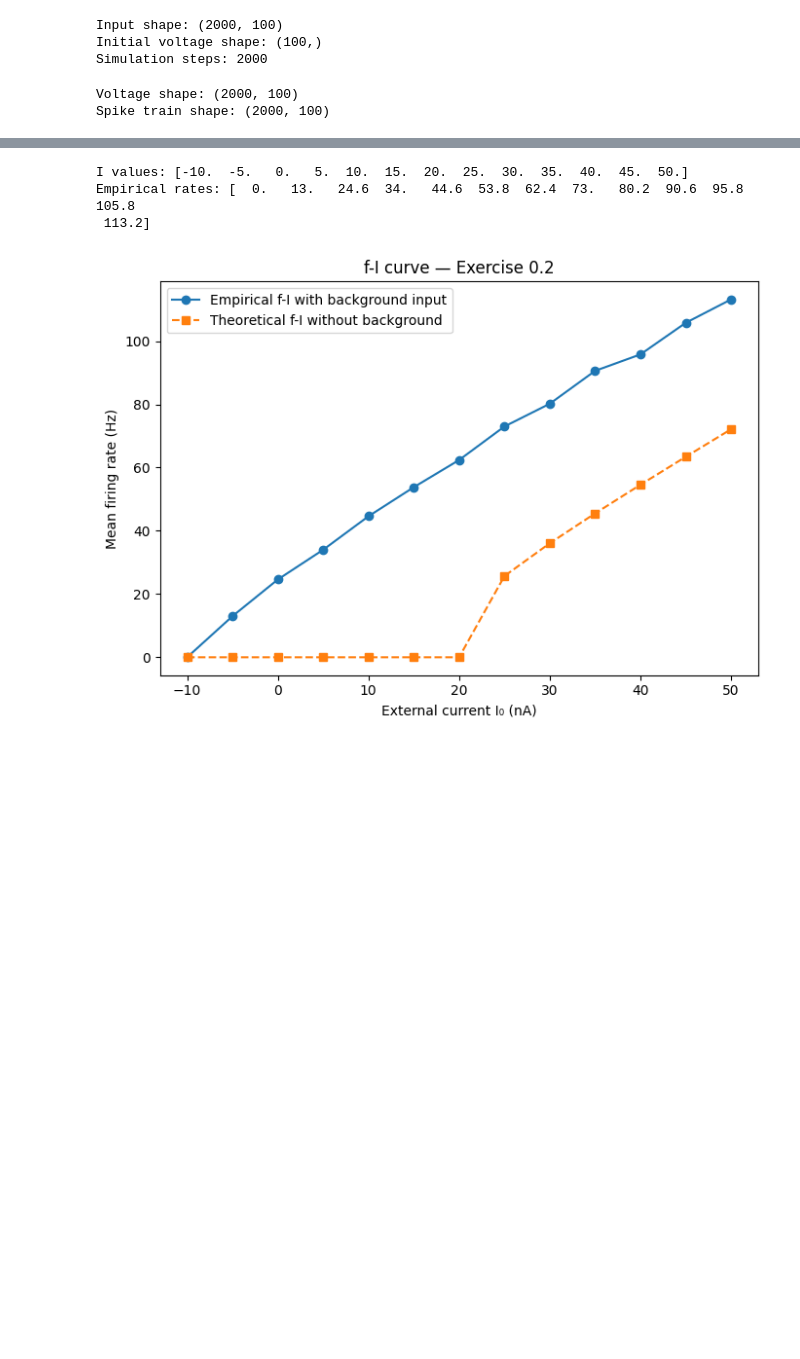
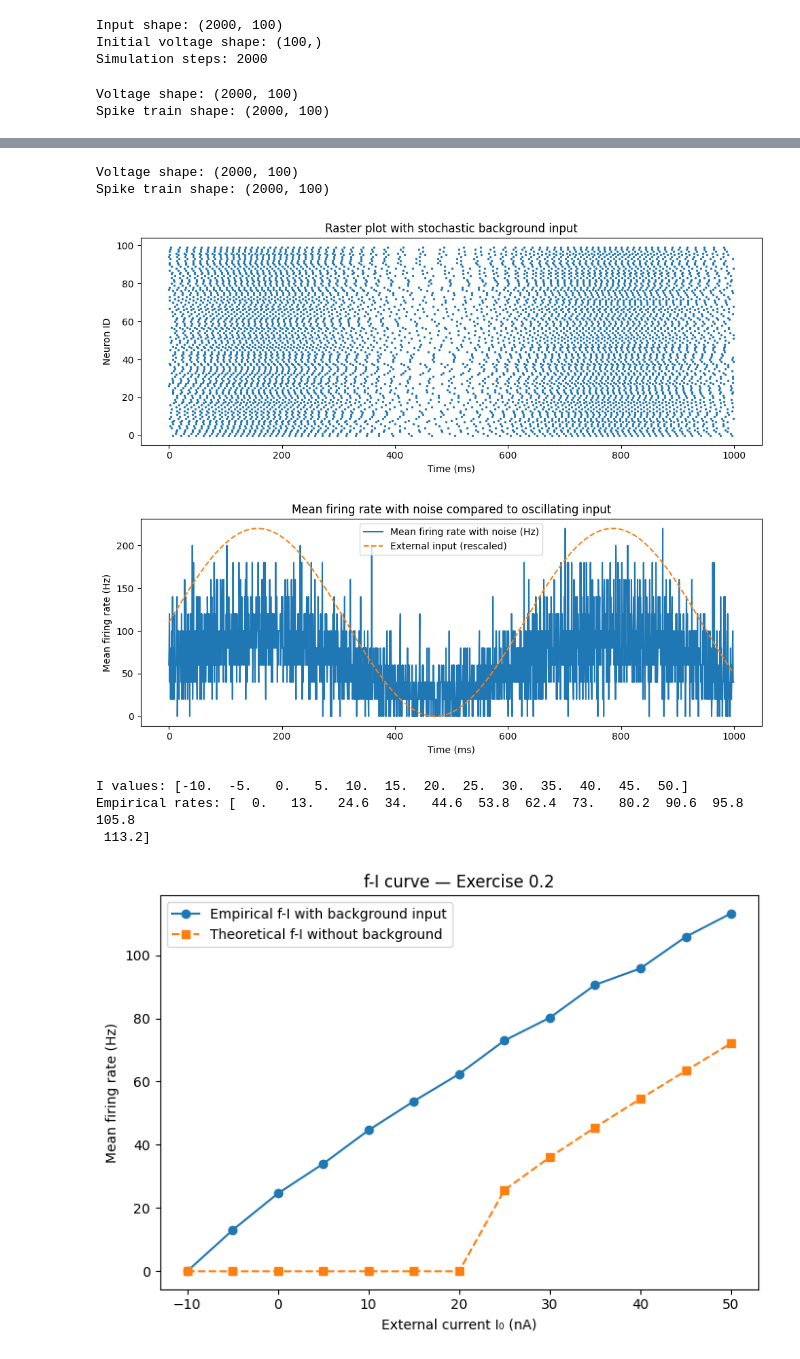
Before and after one commit to toscanerevillard/neuronal_dynamics, a Jupyter notebook: notebooks/ex0_lif.ipynb, the cells around one changed output, grey strips where cells are left out. Cells and saved outputs as stored; diff of their text form; code cells hidden in the pictures; blank space fills up the shorter version.

```diff
--- a/notebooks/ex0_lif.ipynb
+++ b/notebooks/ex0_lif.ipynb
@@ -235,2 +241,60 @@ plt.show()
+# %%
+# Optional comparison:
+# What Exercise 0.1 would look like if stochastic background noise were added.
+# This is NOT the main Exercise 0.1 simulation, because the project introduces
+# background noise only after Ex. 0.1.
+
+U_noise, S_noise = simulate_lif_population(
+    I_ext=I_ext_0_1,
+    u0=u0,
+    dt=dt,
+    tau_m=tau_m,
+    R=R,
+    theta=theta,
+    u_reset=u_reset,
+    n_bg=n_bg,
+    bg_scale=bg_scale,
+    seed=0
+)
+
+print("Voltage shape:", U_noise.shape)
+print("Spike train shape:", S_noise.shape)
+
+# Raster plot
+spike_step_indices, neuron_ids = np.where(S_noise > 0)
+spike_times_ms = time_ms[spike_step_indices]
+
+plt.figure(figsize=(10, 4))
+plt.scatter(spike_times_ms, neuron_ids, s=2)
+plt.xlabel("Time (ms)")
+plt.ylabel("Neuron ID")
+plt.title("Raster plot with stochastic background input")
+plt.tight_layout()
+
+plt.savefig(FIGURES_DIR / "ex0_1_raster_if_we_add_noise.png", dpi=300)
+plt.show()
+
+# Mean firing rate for the noisy simulation
+rate_hz_noise = S_noise.mean(axis=1) * 1000.0
+
+input_trace = I_ext_0_1[:, 0]
+input_scaled = input_trace / input_trace.max() * rate_hz_noise.max()
+
+plt.figure(figsize=(10, 4))
+plt.plot(time_ms, rate_hz_noise, label="Mean firing rate with noise (Hz)")
+plt.plot(time_ms, input_scaled, "--", label="External input (rescaled)")
+plt.xlabel("Time (ms)")
+plt.ylabel("Mean firing rate (Hz)")
+plt.title("Mean firing rate with noise compared to oscillating input")
+plt.legend()
+plt.tight_layout()
+
+plt.savefig(FIGURES_DIR / "ex0_1_rate_vs_input_if_we_add_noise.png", dpi=300)
+plt.show()
+# %% [output]
+Voltage shape: (2000, 100)
+Spike train shape: (2000, 100)
+[figure, added]
+[figure, added]
 # %%
 # Purpose:
```
Also changed, not shown: parts of 6 cells of this notebook, 8 other files.
